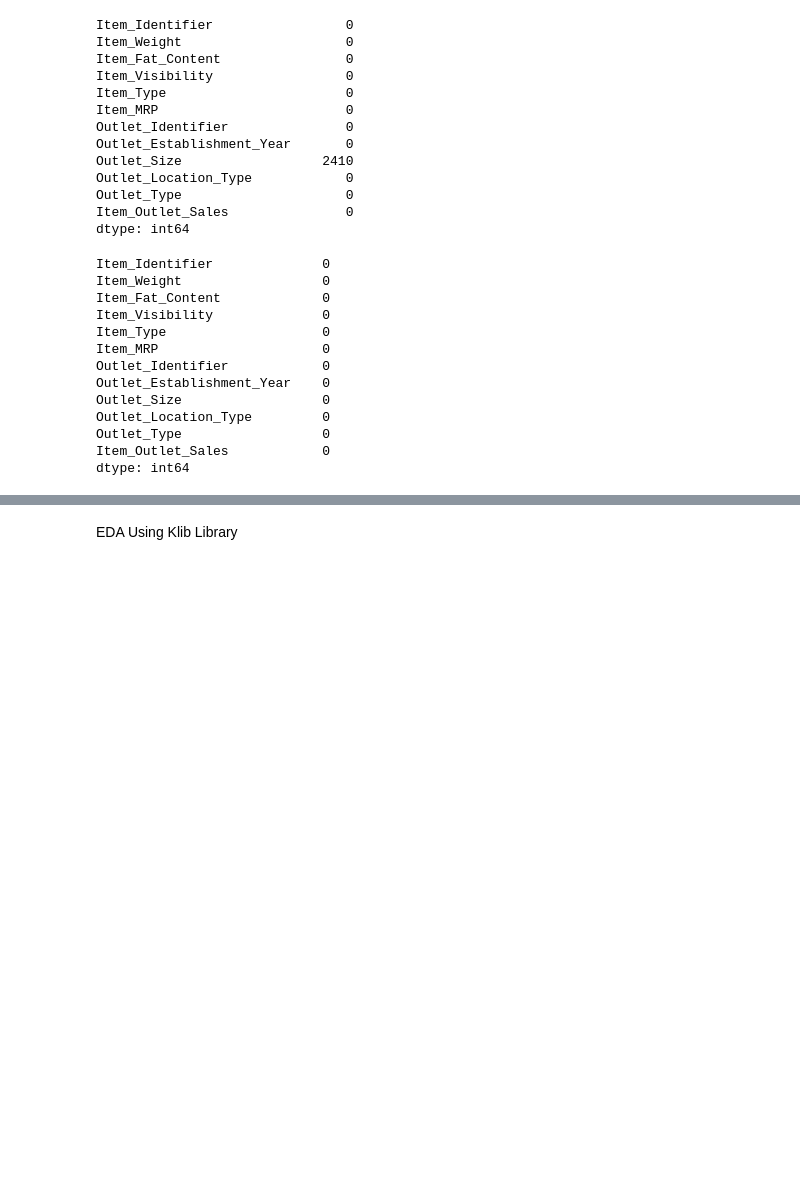
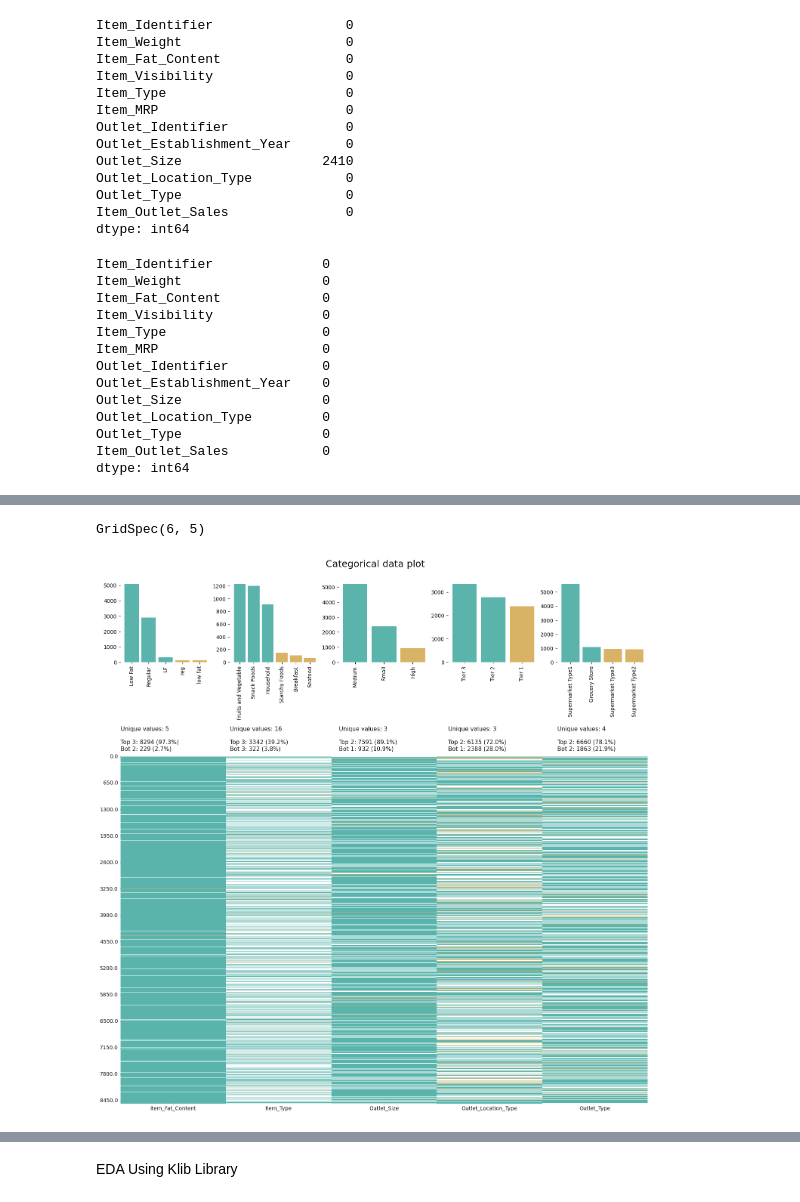
Before and after one commit to ayeshafirdose31/BigMart-Sales-Prediction, a Jupyter notebook: BigMartSales.ipynb, the cells around one changed output, grey strips where cells are left out. Cells and saved outputs as stored; diff of their text form; code cells hidden in the pictures; blank space fills up the shorter version.

```diff
--- a/BigMartSales.ipynb
+++ b/BigMartSales.ipynb
@@ -148,0 +151,5 @@ Requirement already satisfied: six>=1.5 in /usr/local/lib/python3.10/dist-packag
+# %%
+klib.cat_plot(df_train)
+# %% [output]
+GridSpec(6, 5)
+[figure, added]
```
Also changed, not shown: parts of 22 cells of this notebook.
